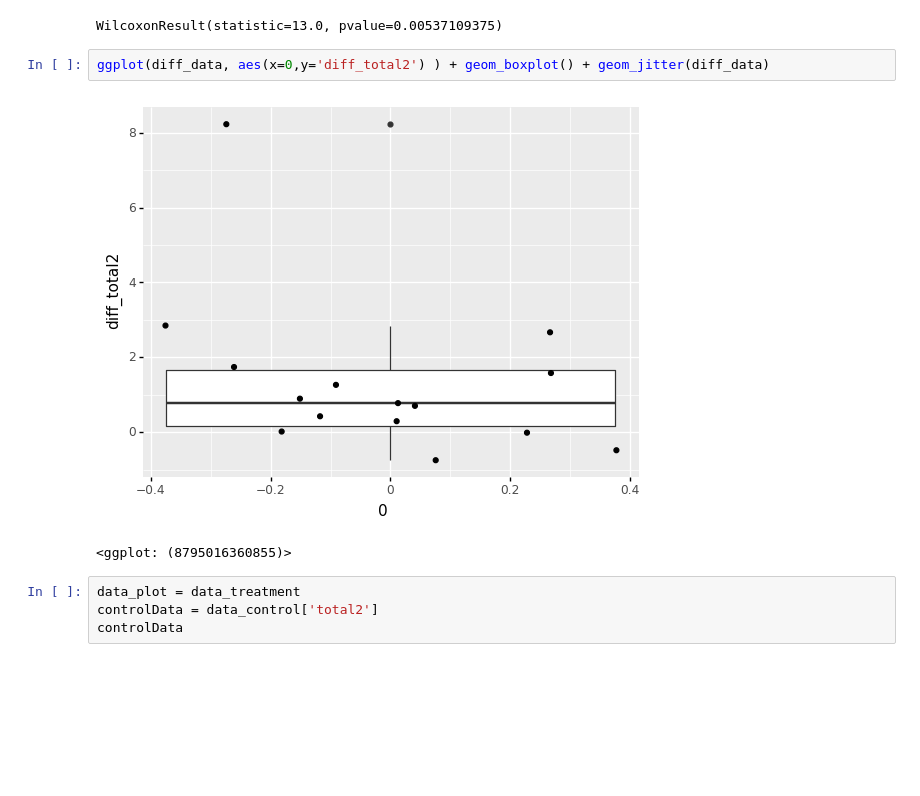
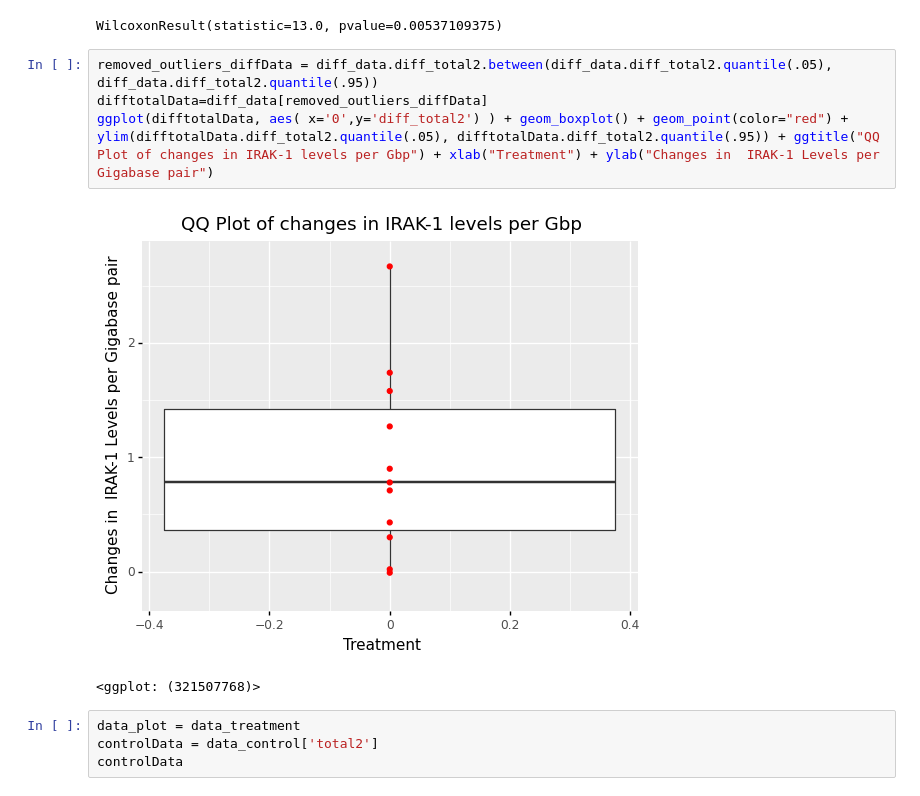
Before and after one commit to ASSahasranamam/thesis, a Jupyter notebook: thesis/treatment.ipynb, the cells around one changed output. Cells and saved outputs as stored; diff of their text form; blank space fills up the shorter version.

```diff
--- a/thesis/treatment.ipynb
+++ b/thesis/treatment.ipynb
@@ -381,11 +402,13 @@ a = 0.05
 wilcoxon(diff_data["diff_total2"])
 # %% [output]
 WilcoxonResult(statistic=13.0, pvalue=0.00537109375)
-# %%
-ggplot(diff_data, aes(x=0,y='diff_total2') ) + geom_boxplot() + geom_jitter(diff_data)
-# %% [output]
-[figure, removed]
-<ggplot: (8795016360855)>
+# %%
+removed_outliers_diffData = diff_data.diff_total2.between(diff_data.diff_total2.quantile(.05), diff_data.diff_total2.quantile(.95))
+difftotalData=diff_data[removed_outliers_diffData]
+ggplot(difftotalData, aes( x='0',y='diff_total2') ) + geom_boxplot() + geom_point(color="red") + ylim(difftotalData.diff_total2.quantile(.05), difftotalData.diff_total2.quantile(.95)) + ggtitle("QQ Plot of changes in IRAK-1 levels per Gbp") + xlab("Treatment") + ylab("Changes in  IRAK-1 Levels per Gigabase pair")
+# %% [output]
+[figure, added]
+<ggplot: (321507768)>
 # %%
 data_plot = data_treatment
 controlData = data_control['total2']
```
Also changed, not shown: parts of 29 cells of this notebook, 43 other files.
